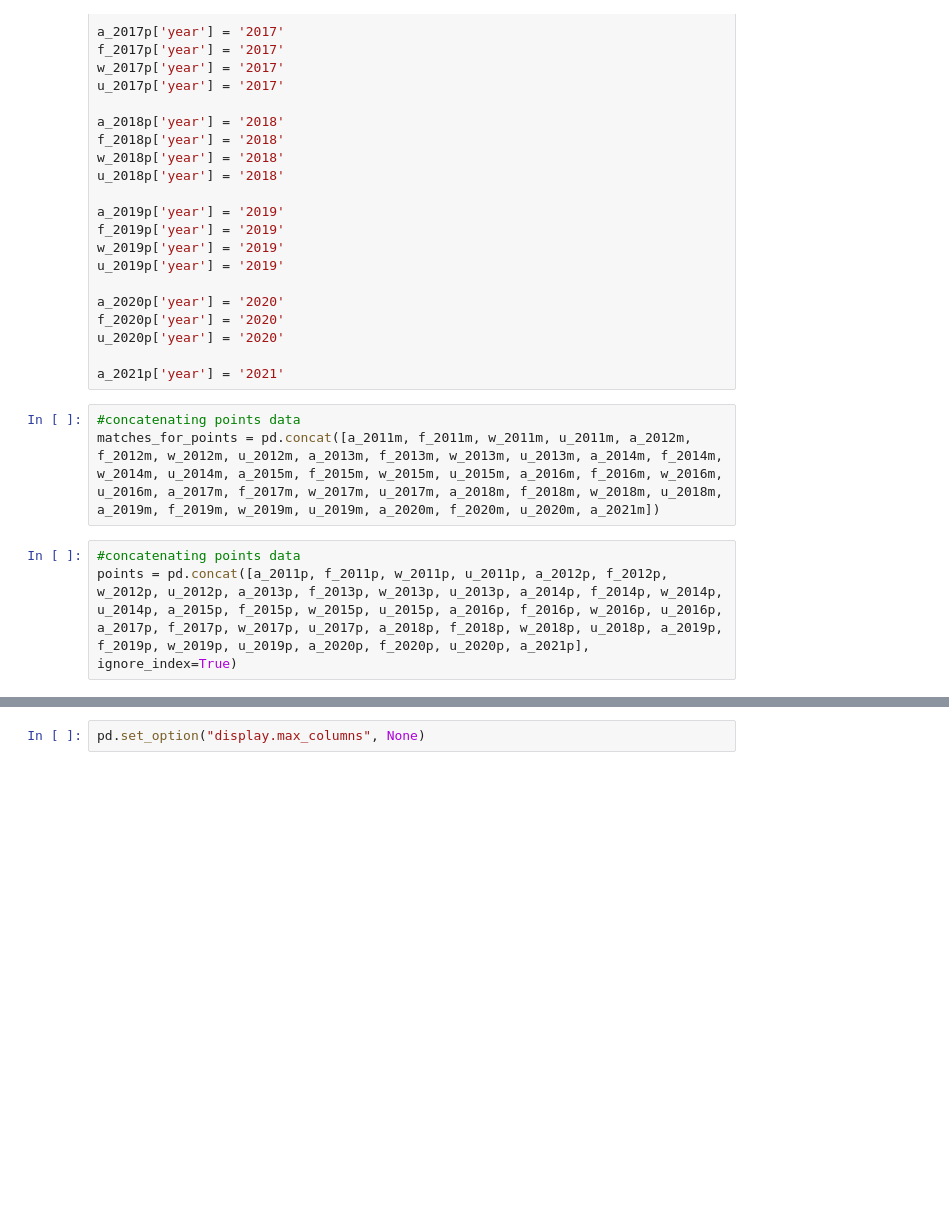
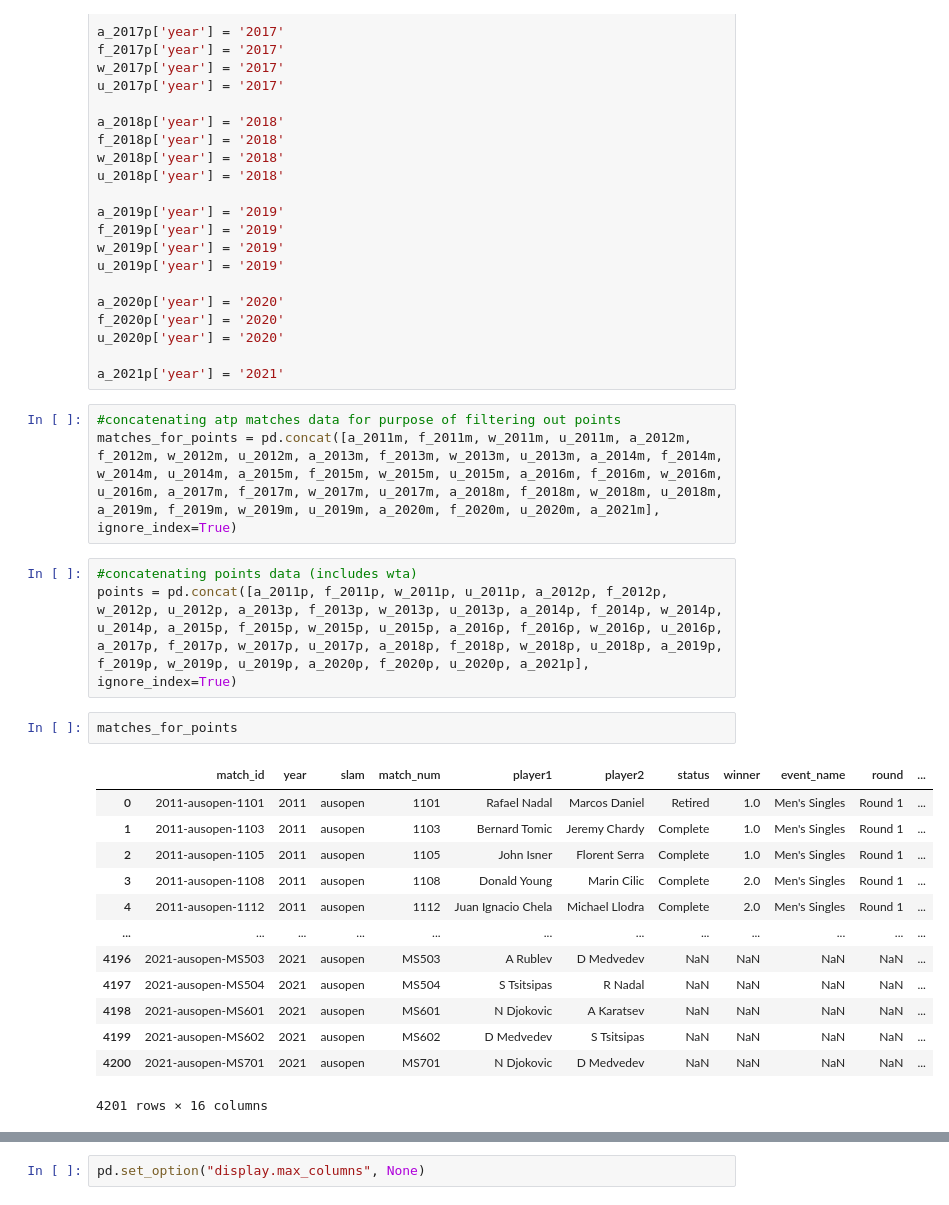
Before and after one commit to ryanhilber93/professional-tennis-capstone, a Jupyter notebook: professional_tennis_notebook.ipynb, the cells around one changed output, grey strips where cells are left out. Cells and saved outputs as stored; diff of their text form; blank space fills up the shorter version.

```diff
--- a/professional_tennis_notebook.ipynb
+++ b/professional_tennis_notebook.ipynb
@@ -352,8 +352,24 @@ u_2020p['year'] = '2020'
 
 a_2021p['year'] = '2021'
 # %%
-#concatenating points data
-matches_for_points = pd.concat([a_2011m, f_2011m, w_2011m, u_2011m, a_2012m, f_2012m, w_2012m, u_2012m, a_2013m, f_2013m, w_2013m, u_2013m, a_2014m, f_2014m, w_2014m, u_2014m, a_2015m, f_2015m, w_2015m, u_2015m, a_2016m, f_2016m, w_2016m, u_2016m, a_2017m, f_2017m, w_2017m, u_2017m, a_2018m, f_2018m, w_2018m, u_2018m, a_2019m, f_2019m, w_2019m, u_2019m, a_2020m, f_2020m, u_2020m, a_2021m])
+#concatenating atp matches data for purpose of filtering out points
+matches_for_points = pd.concat([a_2011m, f_2011m, w_2011m, u_2011m, a_2012m, f_2012m, w_2012m, u_2012m, a_2013m, f_2013m, w_2013m, u_2013m, a_2014m, f_2014m, w_2014m, u_2014m, a_2015m, f_2015m, w_2015m, u_2015m, a_2016m, f_2016m, w_2016m, u_2016m, a_2017m, f_2017m, w_2017m, u_2017m, a_2018m, f_2018m, w_2018m, u_2018m, a_2019m, f_2019m, w_2019m, u_2019m, a_2020m, f_2020m, u_2020m, a_2021m], ignore_index=True)
 # %%
-#concatenating points data
+#concatenating points data (includes wta)
 points = pd.concat([a_2011p, f_2011p, w_2011p, u_2011p, a_2012p, f_2012p, w_2012p, u_2012p, a_2013p, f_2013p, w_2013p, u_2013p, a_2014p, f_2014p, w_2014p, u_2014p, a_2015p, f_2015p, w_2015p, u_2015p, a_2016p, f_2016p, w_2016p, u_2016p, a_2017p, f_2017p, w_2017p, u_2017p, a_2018p, f_2018p, w_2018p, u_2018p, a_2019p, f_2019p, w_2019p, u_2019p, a_2020p, f_2020p, u_2020p, a_2021p], ignore_index=True)
+# %%
+matches_for_points
+# %% [output]
+|  | match_id | year | slam | match_num | player1 | player2 | status | winner | event_name | round | ... |
+| 0 | 2011-ausopen-1101 | 2011 | ausopen | 1101 | Rafael Nadal | Marcos Daniel | Retired | 1.0 | Men's Singles | Round 1 | ... |
+| 1 | 2011-ausopen-1103 | 2011 | ausopen | 1103 | Bernard Tomic | Jeremy Chardy | Complete | 1.0 | Men's Singles | Round 1 | ... |
+| 2 | 2011-ausopen-1105 | 2011 | ausopen | 1105 | John Isner | Florent Serra | Complete | 1.0 | Men's Singles | Round 1 | ... |
+| 3 | 2011-ausopen-1108 | 2011 | ausopen | 1108 | Donald Young | Marin Cilic | Complete | 2.0 | Men's Singles | Round 1 | ... |
+| 4 | 2011-ausopen-1112 | 2011 | ausopen | 1112 | Juan Ignacio Chela | Michael Llodra | Complete | 2.0 | Men's Singles | Round 1 | ... |
+| ... | ... | ... | ... | ... | ... | ... | ... | ... | ... | ... | ... |
+| 4196 | 2021-ausopen-MS503 | 2021 | ausopen | MS503 | A Rublev | D Medvedev | NaN | NaN | NaN | NaN | ... |
+| 4197 | 2021-ausopen-MS504 | 2021 | ausopen | MS504 | S Tsitsipas | R Nadal | NaN | NaN | NaN | NaN | ... |
+| 4198 | 2021-ausopen-MS601 | 2021 | ausopen | MS601 | N Djokovic | A Karatsev | NaN | NaN | NaN | NaN | ... |
+| 4199 | 2021-ausopen-MS602 | 2021 | ausopen | MS602 | D Medvedev | S Tsitsipas | NaN | NaN | NaN | NaN | ... |
+| 4200 | 2021-ausopen-MS701 | 2021 | ausopen | MS701 | N Djokovic | D Medvedev | NaN | NaN | NaN | NaN | ... |
+4201 rows × 16 columns
```
Also changed, not shown: parts of 23 cells of this notebook.
